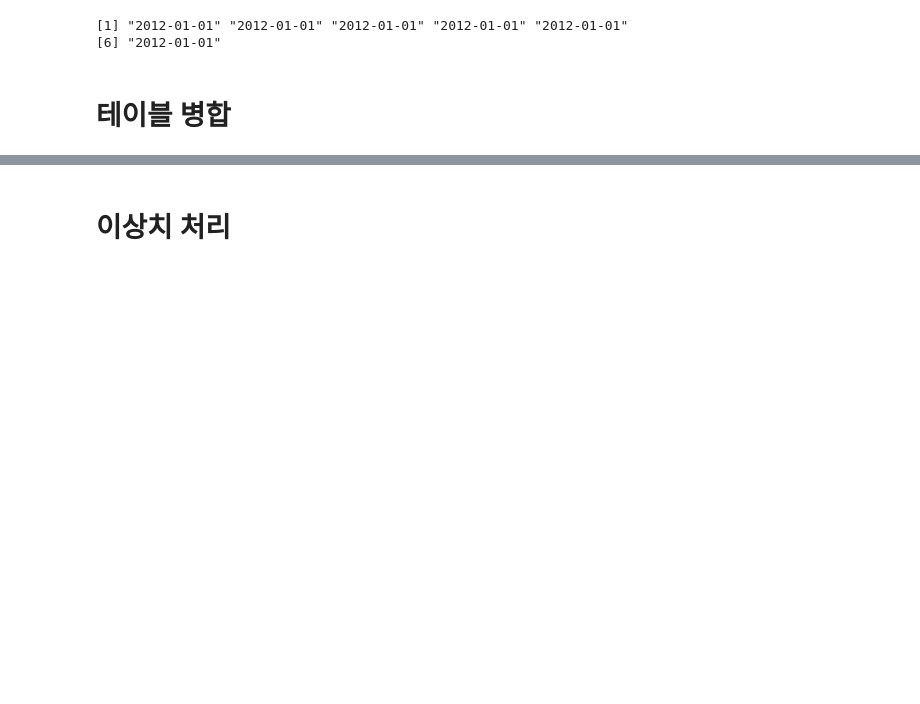
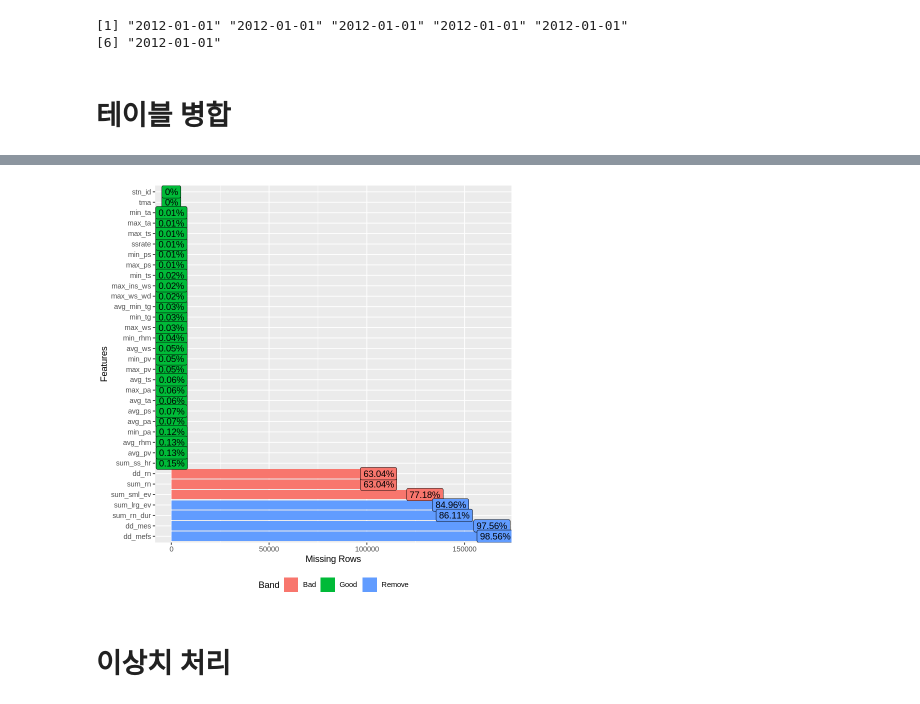
Before and after one commit to min02yam/Prediction-of-Cardiovascular-Disease-Incidence-using-machine-learning, a Jupyter notebook: ASOS데이터.ipynb, the cells around one changed output, grey strips where cells are left out. Saved outputs shown, nothing was run; the diff lists cells and outputs as text; code cells hidden in the pictures; blank space fills up the shorter version.

```diff
--- a/ASOS데이터.ipynb
+++ b/ASOS데이터.ipynb
@@ -526,4 +491,4 @@ Classes ‘data.table’ and 'data.frame':  58194 obs. of  4 variables:
 # %% [markdown]
 # 테이블 병합
 # %%
-DT=plyr::join_all(list(기온,기압,상대습도,일조,증기압,증발량,초상온도,지면온도,바람,강수),by= c("tma", "stn_id"), type="left")
+DT=plyr::join_all(list(기온,기압,상대습도,일조,증기압,증발량,초상온도,지면온도,바람,강수,적설),by= c("tma", "stn_id"), type="left")
@@ -533,0 +500,5 @@ plot_missing(DT)
+# %%
+DT %>% filter(! stn_id  %in% c(93, 141,176,177,256,268,864) ) ->DT_filter
+plot_missing(DT_filter)
+# %% [output]
+[figure, added]
```
Also changed, not shown: parts of 38 cells of this notebook.
